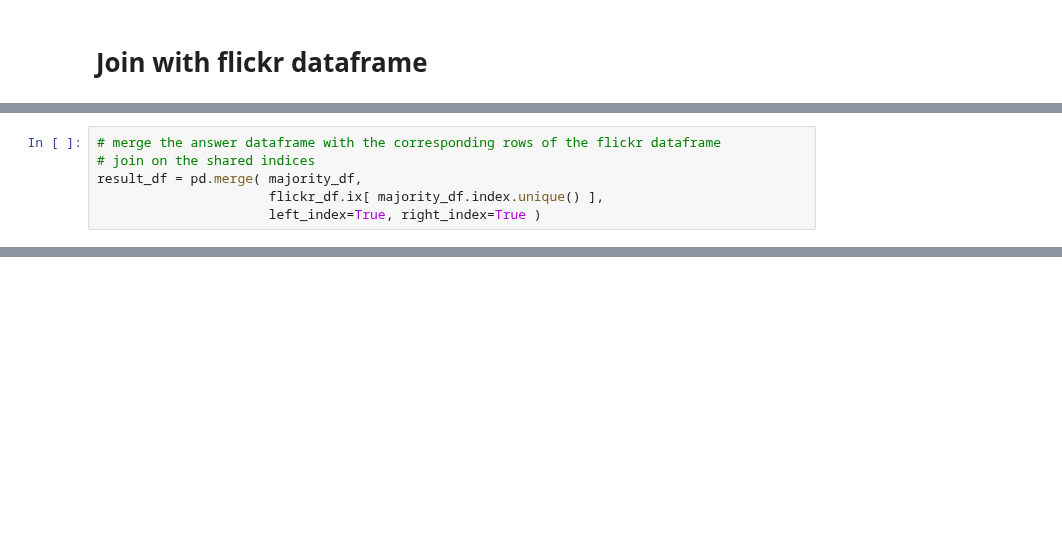
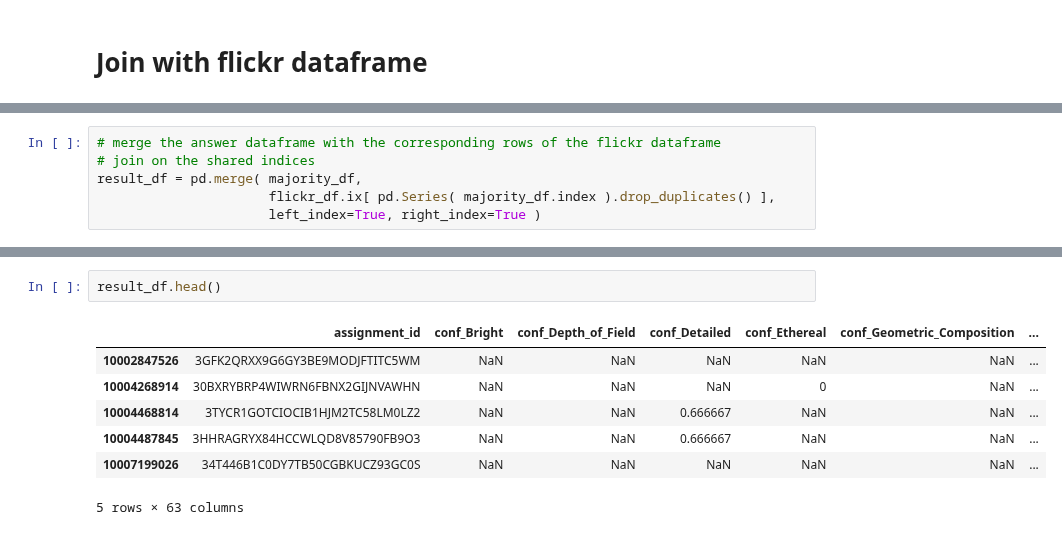
Before and after one commit to matttrent/vislab, a Jupyter notebook: notebooks/mturk_get_results.ipynb, the cells around one changed output, grey strips where cells are left out. Saved outputs shown, nothing was run; the diff lists cells and outputs as text; blank space fills up the shorter version.

Commit message:
updating results and analysis

```diff
--- a/notebooks/mturk_get_results.ipynb
+++ b/notebooks/mturk_get_results.ipynb
@@ -542,7 +576,7 @@ len( flickr_df.ix[ majority_df.index.unique() ] )
 # merge the answer dataframe with the corresponding rows of the flickr dataframe
 # join on the shared indices
 result_df = pd.merge( majority_df,
-                      flickr_df.ix[ majority_df.index.unique() ],
+                      flickr_df.ix[ pd.Series( majority_df.index ).drop_duplicates() ],
                       left_index=True, right_index=True )
 # %%
 len( result_df )
@@ -551,3 +585,13 @@ len( result_df )
+# %%
+result_df.head()
+# %% [output]
+|  | assignment_id | conf_Bright | conf_Depth_of_Field | conf_Detailed | conf_Ethereal | conf_Geometric_Composition | ... |
+| 10002847526 | 3GFK2QRXX9G6GY3BE9MODJFTITC5WM | NaN | NaN | NaN | NaN | NaN | ... |
+| 10004268914 | 30BXRYBRP4WIWRN6FBNX2GIJNVAWHN | NaN | NaN | NaN | 0 | NaN | ... |
+| 10004468814 | 3TYCR1GOTCIOCIB1HJM2TC58LM0LZ2 | NaN | NaN | 0.666667 | NaN | NaN | ... |
+| 10004487845 | 3HHRAGRYX84HCCWLQD8V85790FB9O3 | NaN | NaN | 0.666667 | NaN | NaN | ... |
+| 10007199026 | 34T446B1C0DY7TB50CGBKUCZ93GC0S | NaN | NaN | NaN | NaN | NaN | ... |
+5 rows × 63 columns
 # %%
 result_df.to_hdf( '../../mturk-results/mturk-results.h5', 'df', mode='w')
 # %% [output]
```
Also changed, not shown: parts of 24 cells of this notebook, 1 other file.
